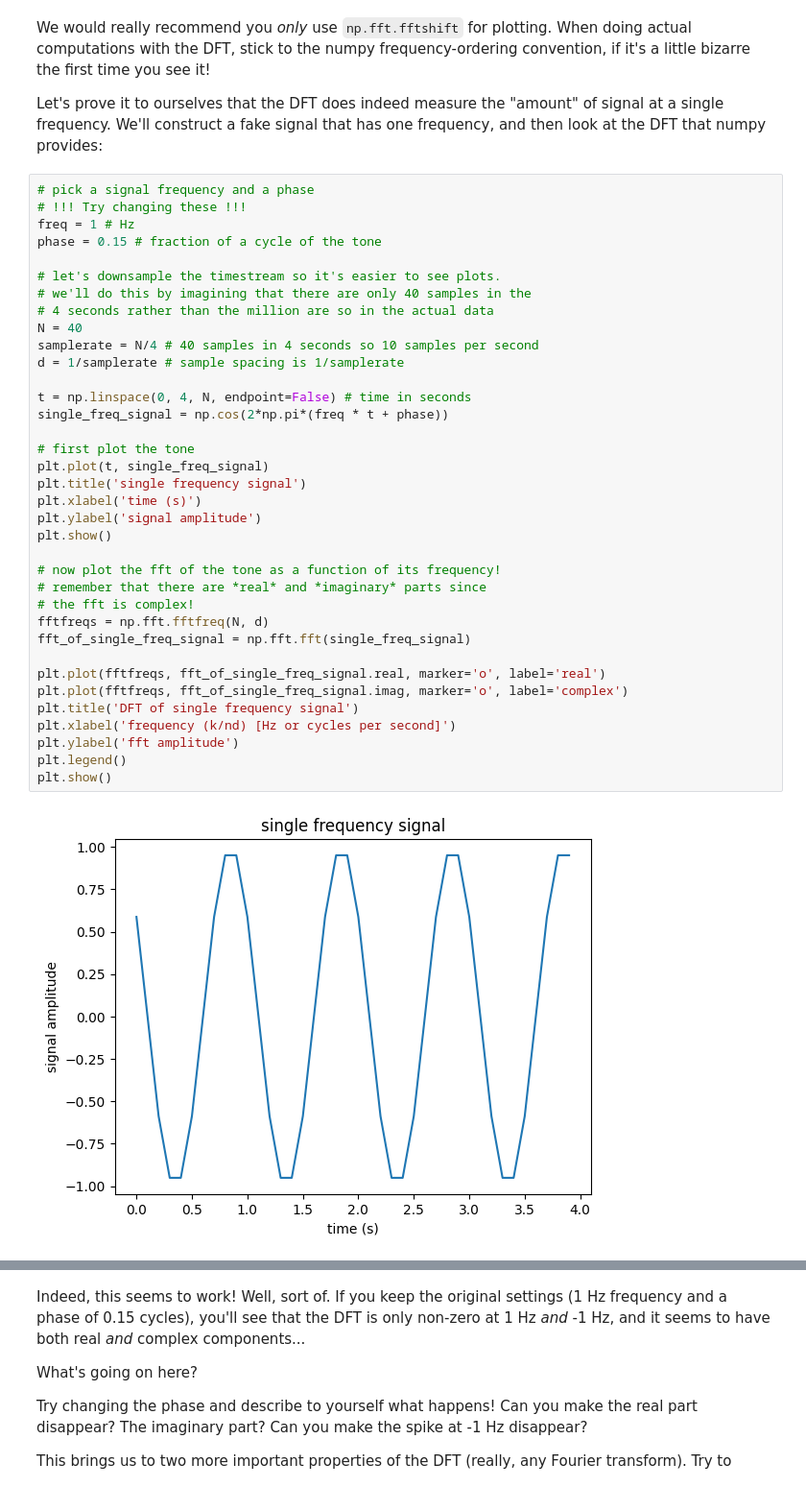
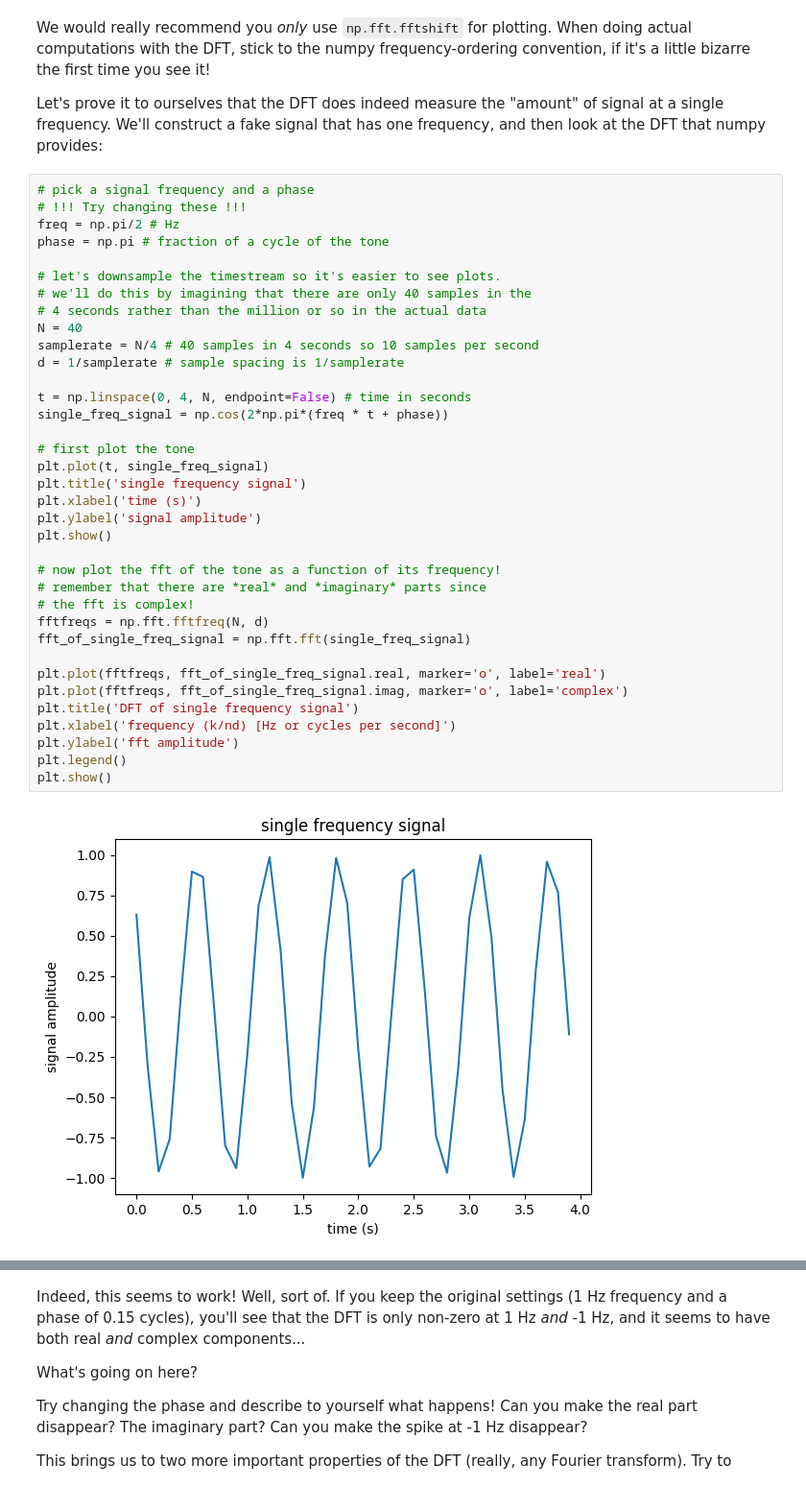
Before and after one commit to ricco-hub/2026-flatiron-cmb-summer-school, a Jupyter notebook: notebooks/Intro_to_FFTs.ipynb, the cells around one changed output, grey strips where cells are left out. Shown at 96% size. Saved outputs shown, nothing was run; the diff lists cells and outputs as text.

```diff
--- a/notebooks/Intro_to_FFTs.ipynb
+++ b/notebooks/Intro_to_FFTs.ipynb
@@ -163,38 +163,38 @@ Let's prove it to ourselves that the DFT does indeed measure the "amount" of sig
 # %%
 # pick a signal frequency and a phase
 # !!! Try changing these !!!
-freq = 1 # Hz
-phase = 0.15 # fraction of a cycle of the tone
+freq = np.pi/2 # Hz
+phase = np.pi # fraction of a cycle of the tone
 
 # let's downsample the timestream so it's easier to see plots.
 # we'll do this by imagining that there are only 40 samples in the
-# 4 seconds rather than the million are so in the actual data
+# 4 seconds rather than the million or so in the actual data
 N = 40
 samplerate = N/4 # 40 samples in 4 seconds so 10 samples per second
 d = 1/samplerate # sample spacing is 1/samplerate
 
 t = np.linspace(0, 4, N, endpoint=False) # time in seconds
 single_freq_signal = np.cos(2*np.pi*(freq * t + phase))
 
 # first plot the tone
 plt.plot(t, single_freq_signal)
 plt.title('single frequency signal')
 plt.xlabel('time (s)')
 plt.ylabel('signal amplitude')
 plt.show()
 
 # now plot the fft of the tone as a function of its frequency!
 # remember that there are *real* and *imaginary* parts since
 # the fft is complex!
 fftfreqs = np.fft.fftfreq(N, d)
 fft_of_single_freq_signal = np.fft.fft(single_freq_signal)
 
 plt.plot(fftfreqs, fft_of_single_freq_signal.real, marker='o', label='real')
 plt.plot(fftfreqs, fft_of_single_freq_signal.imag, marker='o', label='complex')
 plt.title('DFT of single frequency signal')
 plt.xlabel('frequency (k/nd) [Hz or cycles per second]')
 plt.ylabel('fft amplitude')
 plt.legend()
 plt.show()
 # %% [output]
-[figure, old version]
+[figure, new version]
```
Also changed, not shown: parts of 13 cells of this notebook.
